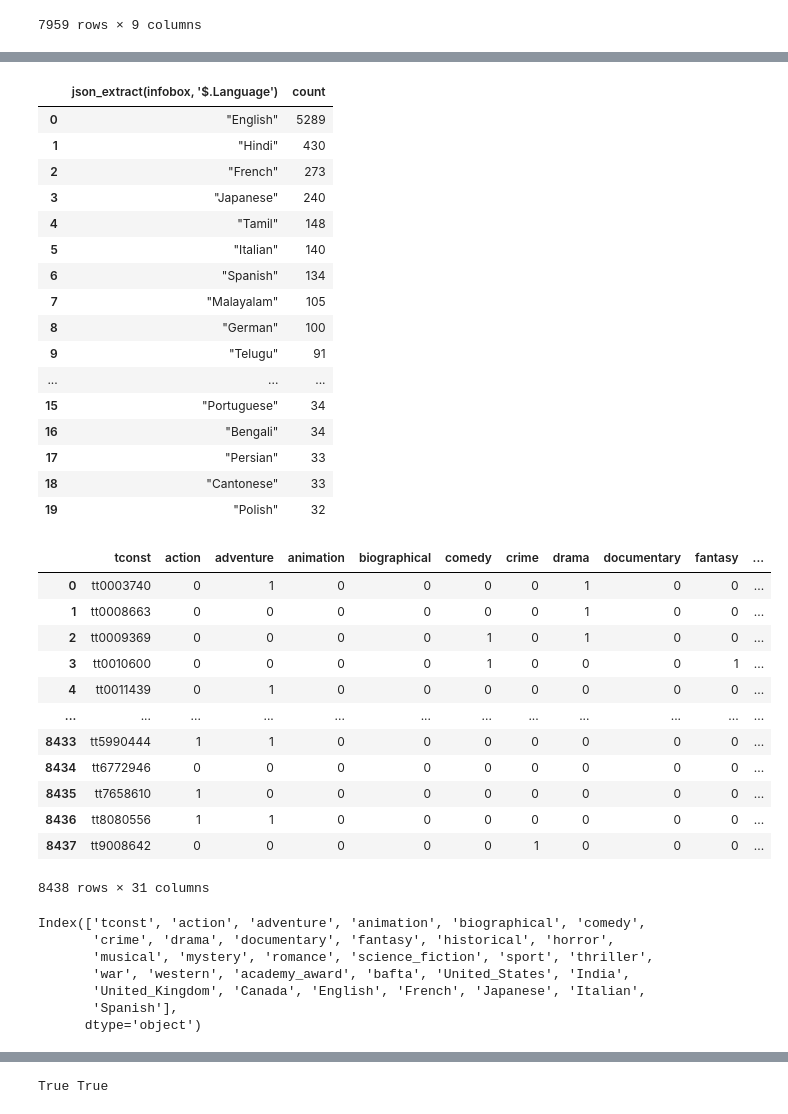
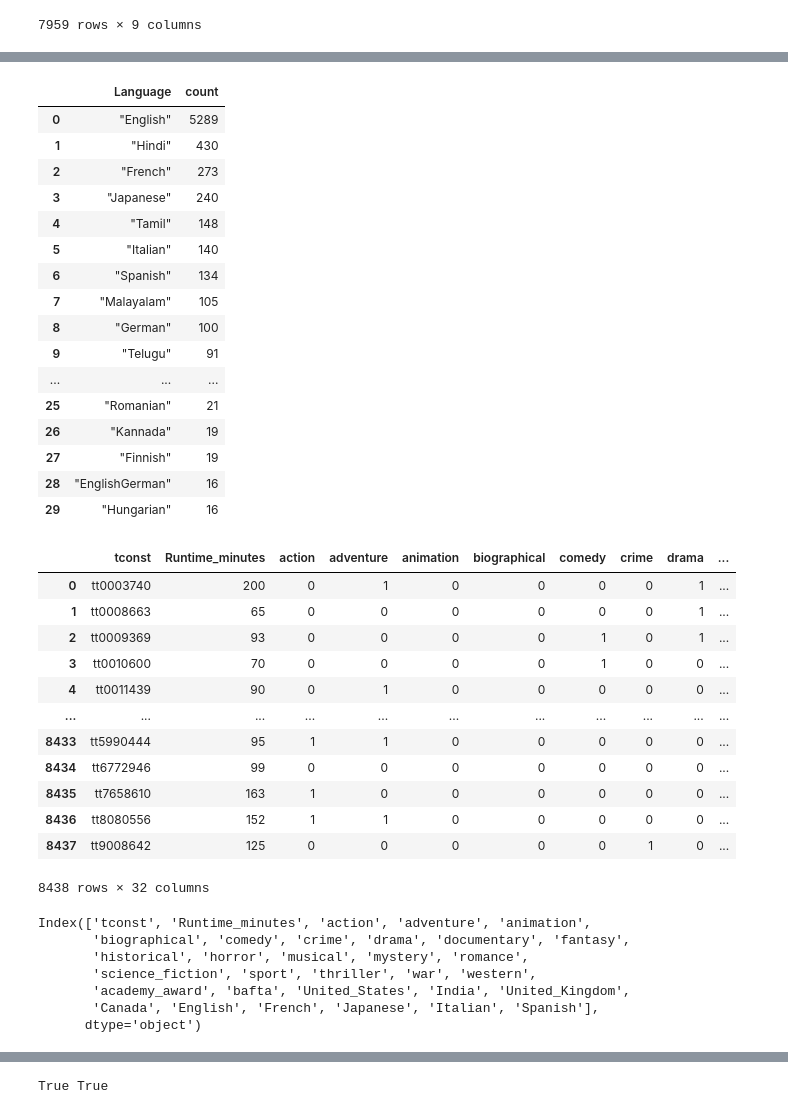
Before and after one commit to usermar445/big_data_final_project, a Jupyter notebook: wiki_data/imdb_model_test_nicola_v3_wiki.ipynb, the cells around one changed output, grey strips where cells are left out. Drawn from its saved outputs; the diff is of its cells as text; code cells hidden in the pictures.

```diff
--- a/wiki_data/imdb_model_test_nicola_v3_wiki.ipynb
+++ b/wiki_data/imdb_model_test_nicola_v3_wiki.ipynb
@@ -106,15 +110,19 @@ con.execute('''
 # %%
 con.execute('''
     SELECT
-        JSON_EXTRACT(infobox, '$.Language'),
-        COUNT (JSON_EXTRACT(infobox, '$.Language')) AS count
-    FROM wiki_data
-    GROUP BY JSON_EXTRACT(infobox, '$.Language')
+        Language,
+        COUNT (Language) AS count
+    FROM
+        ( SELECT
+            COALESCE(JSON_EXTRACT(infobox, '$.Language'), JSON_EXTRACT(infobox, '$.Languages')) AS Language
+          FROM wiki_data
+        )
+    GROUP BY Language
     ORDER BY count DESC
-    LIMIT 20
+    LIMIT 30
 ''').df()
 # %% [output]
-|  | json_extract(infobox, '$.Language') | count |
+|  | Language | count |
 | 0 | "English" | 5289 |
 | 1 | "Hindi" | 430 |
 | 2 | "French" | 273 |
@@ -126,11 +134,11 @@ con.execute('''
 | 8 | "German" | 100 |
 | 9 | "Telugu" | 91 |
 | ... | ... | ... |
-| 15 | "Portuguese" | 34 |
-| 16 | "Bengali" | 34 |
-| 17 | "Persian" | 33 |
-| 18 | "Cantonese" | 33 |
-| 19 | "Polish" | 32 |
+| 25 | "Romanian" | 21 |
+| 26 | "Kannada" | 19 |
+| 27 | "Finnish" | 19 |
+| 28 | "EnglishGerman" | 16 |
+| 29 | "Hungarian" | 16 |
 # %%
 # Extract genre from wikipedia categories
 
@@ -160,6 +168,7 @@ list_of_genres = [
 
 wiki_data_cleaned_ohe = con.execute(f'''
     SELECT tconst,
+    Runtime_minutes,
 
     -- Extract film genres from categories
 
@@ -276,8 +285,9 @@ wiki_data_cleaned_ohe = con.execute(f'''
     FROM
     (SELECT tconst,
         categories,
-        JSON_EXTRACT(infobox, '$.Country') AS Country,
-        JSON_EXTRACT(infobox, '$.Language') AS Language,
+        REGEXP_EXTRACT_ALL(JSON_EXTRACT(infobox, '$.Running time'), '[0-9]+')[1] AS Runtime_minutes,
+        COALESCE(JSON_EXTRACT(infobox, '$.Country'), JSON_EXTRACT(infobox, '$.Countries')) AS Country,
+        COALESCE(JSON_EXTRACT(infobox, '$.Language'), JSON_EXTRACT(infobox, '$.Languages')) AS Language,
 
         -- Clean the budget info (partially :()
         JSON_EXTRACT(infobox, '$.Budget') AS Budget,
@@ -297,55 +307,55 @@ wiki_data_cleaned_ohe = con.execute(f'''
         -- Clean the box office info (partially :()
         JSON_EXTRACT(infobox, '$.Box office') AS Box_office,
         REGEXP_REPLACE(Box_office, '\\[[0-9]*\\]', '', 'g') as o1,
         REGEXP_REPLACE(o1, '–\\$?[0-9]+\\.?[0-9]*', '')  as o2,
         REGEXP_REPLACE(o2, '\\(.*\\)', '', 'g')  as o3,
         REGEXP_REPLACE(o3, '[^0-9.]', '', 'g')  as o4,
         REGEXP_REPLACE(o4, '^\\.', '')  as oc,
 
         CASE
             WHEN Box_office LIKE '%million%' THEN COALESCE(TRY_CAST(oc AS DOUBLE) * 1000000, 0)
             WHEN Box_office LIKE '%billion%' THEN COALESCE(TRY_CAST(oc AS DOUBLE) * 1000000000, 0)
             WHEN Box_office LIKE '%crore%' THEN COALESCE(TRY_CAST(oc AS DOUBLE) * 10000000, 0)
             ELSE COALESCE(TRY_CAST(oc AS DOUBLE), 0)
         END AS Box_office_cleaned,
 
     FROM wiki_data
 
     -- Filter out movies that do not have release dates within +/-1 year of the specified year to prevent wrong wiki data being used
     WHERE JSON_EXTRACT(infobox, '$.Release date')  LIKE '%' || CAST(CAST(Year AS INTEGER) AS TEXT) || '%' OR
           JSON_EXTRACT(infobox, '$.Release dates') LIKE '%' || CAST(CAST(Year AS INTEGER) AS TEXT) || '%' OR
           JSON_EXTRACT(infobox, '$.Release date')  LIKE '%' || CAST(CAST(Year AS INTEGER)+1  AS TEXT) || '%' OR
           JSON_EXTRACT(infobox, '$.Release dates') LIKE '%' || CAST(CAST(Year AS INTEGER)+1  AS TEXT) || '%' OR
           JSON_EXTRACT(infobox, '$.Release date')  LIKE '%' || CAST(CAST(Year AS INTEGER)-1  AS TEXT) || '%' OR
           JSON_EXTRACT(infobox, '$.Release dates') LIKE '%' || CAST(CAST(Year AS INTEGER)-1  AS TEXT) || '%'
     )
 
 ''').df()
 
 wiki_data_cleaned_ohe
 # %% [output]
-|  | tconst | action | adventure | animation | biographical | comedy | crime | drama | documentary | fantasy | ... |
-| 0 | tt0003740 | 0 | 1 | 0 | 0 | 0 | 0 | 1 | 0 | 0 | ... |
-| 1 | tt0008663 | 0 | 0 | 0 | 0 | 0 | 0 | 1 | 0 | 0 | ... |
-| 2 | tt0009369 | 0 | 0 | 0 | 0 | 1 | 0 | 1 | 0 | 0 | ... |
-| 3 | tt0010600 | 0 | 0 | 0 | 0 | 1 | 0 | 0 | 0 | 1 | ... |
-| 4 | tt0011439 | 0 | 1 | 0 | 0 | 0 | 0 | 0 | 0 | 0 | ... |
-| ... | ... | ... | ... | ... | ... | ... | ... | ... | ... | ... | ... |
-| 8433 | tt5990444 | 1 | 1 | 0 | 0 | 0 | 0 | 0 | 0 | 0 | ... |
-| 8434 | tt6772946 | 0 | 0 | 0 | 0 | 0 | 0 | 0 | 0 | 0 | ... |
-| 8435 | tt7658610 | 1 | 0 | 0 | 0 | 0 | 0 | 0 | 0 | 0 | ... |
-| 8436 | tt8080556 | 1 | 1 | 0 | 0 | 0 | 0 | 0 | 0 | 0 | ... |
-| 8437 | tt9008642 | 0 | 0 | 0 | 0 | 0 | 1 | 0 | 0 | 0 | ... |
+|  | tconst | Runtime_minutes | action | adventure | animation | biographical | comedy | crime | drama | ... |
+| 0 | tt0003740 | 200 | 0 | 1 | 0 | 0 | 0 | 0 | 1 | ... |
+| 1 | tt0008663 | 65 | 0 | 0 | 0 | 0 | 0 | 0 | 1 | ... |
+| 2 | tt0009369 | 93 | 0 | 0 | 0 | 0 | 1 | 0 | 1 | ... |
+| 3 | tt0010600 | 70 | 0 | 0 | 0 | 0 | 1 | 0 | 0 | ... |
+| 4 | tt0011439 | 90 | 0 | 1 | 0 | 0 | 0 | 0 | 0 | ... |
+| ... | ... | ... | ... | ... | ... | ... | ... | ... | ... | ... |
+| 8433 | tt5990444 | 95 | 1 | 1 | 0 | 0 | 0 | 0 | 0 | ... |
+| 8434 | tt6772946 | 99 | 0 | 0 | 0 | 0 | 0 | 0 | 0 | ... |
+| 8435 | tt7658610 | 163 | 1 | 0 | 0 | 0 | 0 | 0 | 0 | ... |
+| 8436 | tt8080556 | 152 | 1 | 1 | 0 | 0 | 0 | 0 | 0 | ... |
+| 8437 | tt9008642 | 125 | 0 | 0 | 0 | 0 | 0 | 1 | 0 | ... |
-8438 rows × 31 columns
+8438 rows × 32 columns
 # %%
 wiki_data_cleaned_ohe.columns
 # %% [output]
-Index(['tconst', 'action', 'adventure', 'animation', 'biographical', 'comedy',
-       'crime', 'drama', 'documentary', 'fantasy', 'historical', 'horror',
-       'musical', 'mystery', 'romance', 'science_fiction', 'sport', 'thriller',
-       'war', 'western', 'academy_award', 'bafta', 'United_States', 'India',
-       'United_Kingdom', 'Canada', 'English', 'French', 'Japanese', 'Italian',
-       'Spanish'],
+Index(['tconst', 'Runtime_minutes', 'action', 'adventure', 'animation',
+       'biographical', 'comedy', 'crime', 'drama', 'documentary', 'fantasy',
+       'historical', 'horror', 'musical', 'mystery', 'romance',
+       'science_fiction', 'sport', 'thriller', 'war', 'western',
+       'academy_award', 'bafta', 'United_States', 'India', 'United_Kingdom',
+       'Canada', 'English', 'French', 'Japanese', 'Italian', 'Spanish'],
       dtype='object')
 # %%
 import pandas as pd
```
Also changed, not shown: parts of 14 cells of this notebook, 2 other files.
